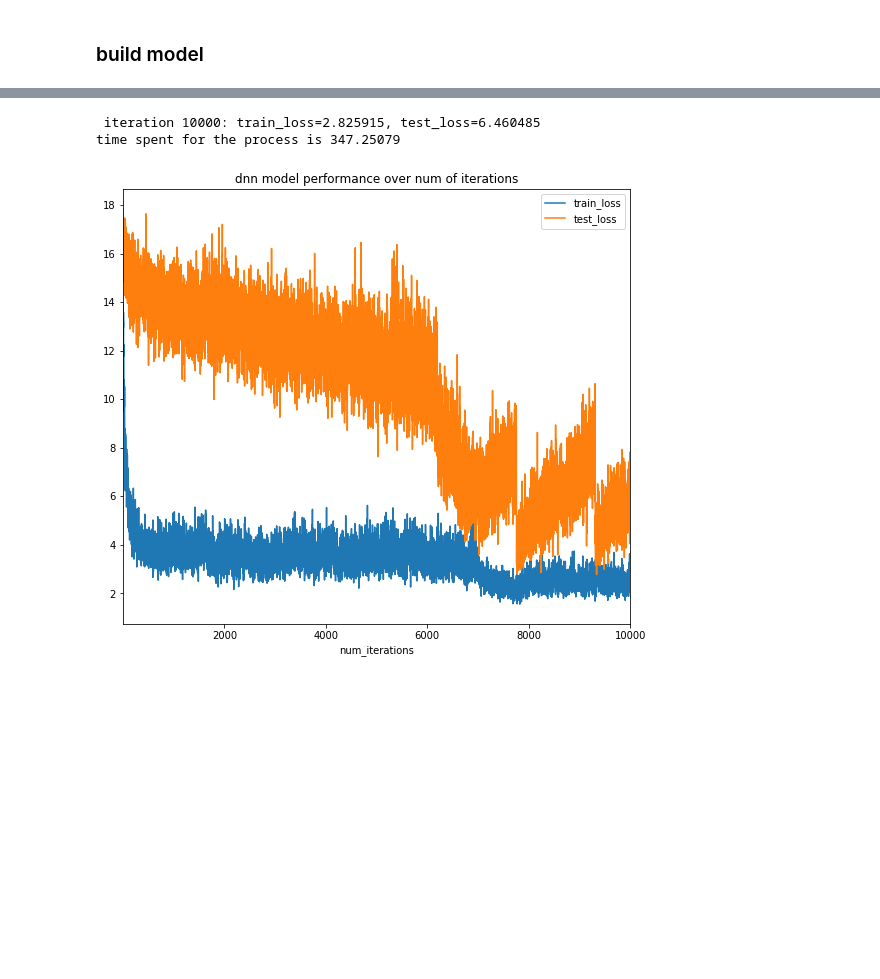
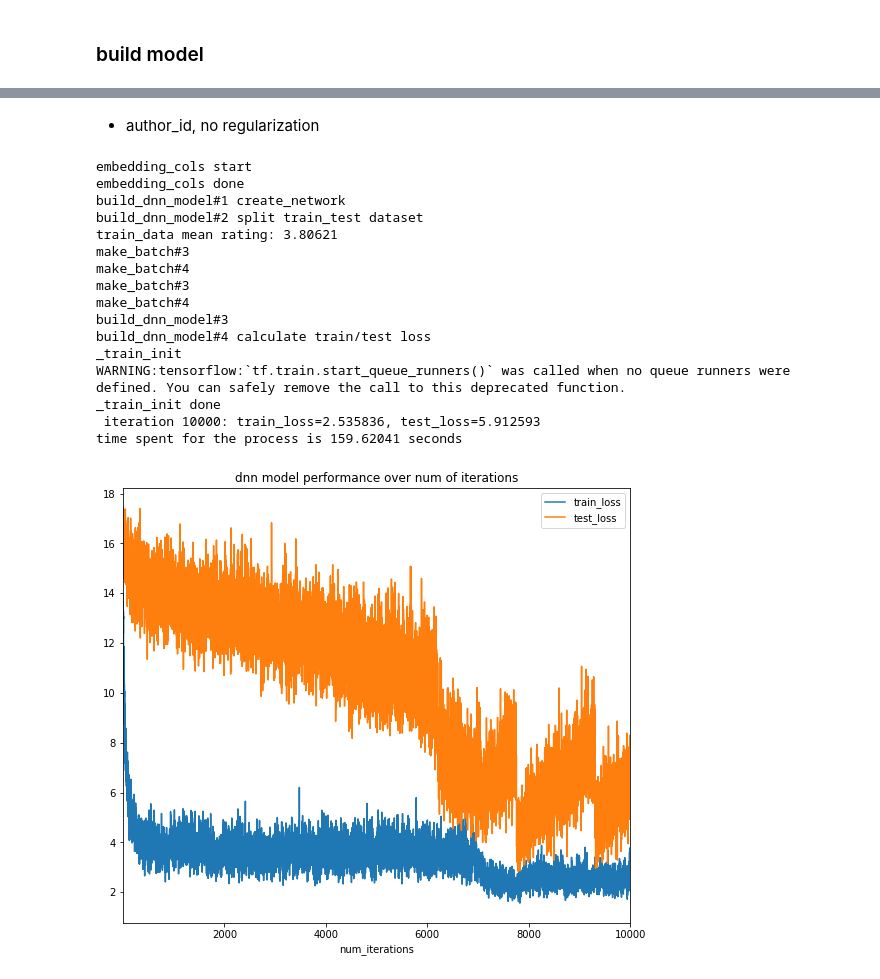
Before and after one commit to elainewyq/Goodreads_Book_Recommender, a Jupyter notebook: DNN_model_w_content_feature.ipynb, the cells around one changed output, grey strips where cells are left out. Saved outputs shown, nothing was run; the diff lists cells and outputs as text; code cells hidden in the pictures; blank space fills up the shorter version.

Commit message:
tune dnn model

```diff
--- a/DNN_model_w_content_feature.ipynb
+++ b/DNN_model_w_content_feature.ipynb
@@ -100,26 +108,42 @@ dataset.tail(2)
 
 dataset['prev_good_books'] = dataset['prev_good_books'].apply(lambda x: x[:2])
 dataset['prev_bad_books'] = dataset['prev_bad_books'].apply(lambda x: x[:2])
+# %% [markdown]
+* author_id, no regularization
 # %%
 with tf.Graph().as_default():
     print('embedding_cols start')
     embedding_cols = make_shared_embedding_col(
                 ['prev_good_books','prev_bad_books'],
                 'book_id_embedding',
                 list(dataset['book_id'].unique()), 5) + [
             make_embedding_col('author_id',list(dataset['author_id'].unique()), 5)] #input features should be string to create embedding
              #make_embedding_col('publisher',10)
 
     print('embedding_cols done')
-    dnn_model = build_dnn_model(dataset,
+    dnn_model_1 = build_dnn_model(dataset,
         embedding_cols = embedding_cols, hidden_dims=[5],
         learning_rate = 0.1
     )
 
 start_time = timeit.default_timer()
-dnn_model.train( num_iterations =10000)
+dnn_model_1.train( num_iterations =10000)
 print('\ntime spent for the process is %.5f seconds'% (timeit.default_timer() - start_time))
 # %% [output]
- iteration 10000: train_loss=2.825915, test_loss=6.460485
-time spent for the process is 347.25079
+embedding_cols start
+embedding_cols done
+build_dnn_model#1 create_network
+build_dnn_model#2 split train_test dataset
+train_data mean rating: 3.80621
+make_batch#3
+make_batch#4
+make_batch#3
+make_batch#4
+build_dnn_model#3
+build_dnn_model#4 calculate train/test loss
+_train_init
+WARNING:tensorflow:`tf.train.start_queue_runners()` was called when no queue runners were defined. You can safely remove the call to this deprecated function.
+_train_init done
+ iteration 10000: train_loss=2.535836, test_loss=5.912593
+time spent for the process is 159.62041 seconds
-[figure, old version]
+[figure, new version]
```
Also changed, not shown: parts of 19 cells of this notebook.
